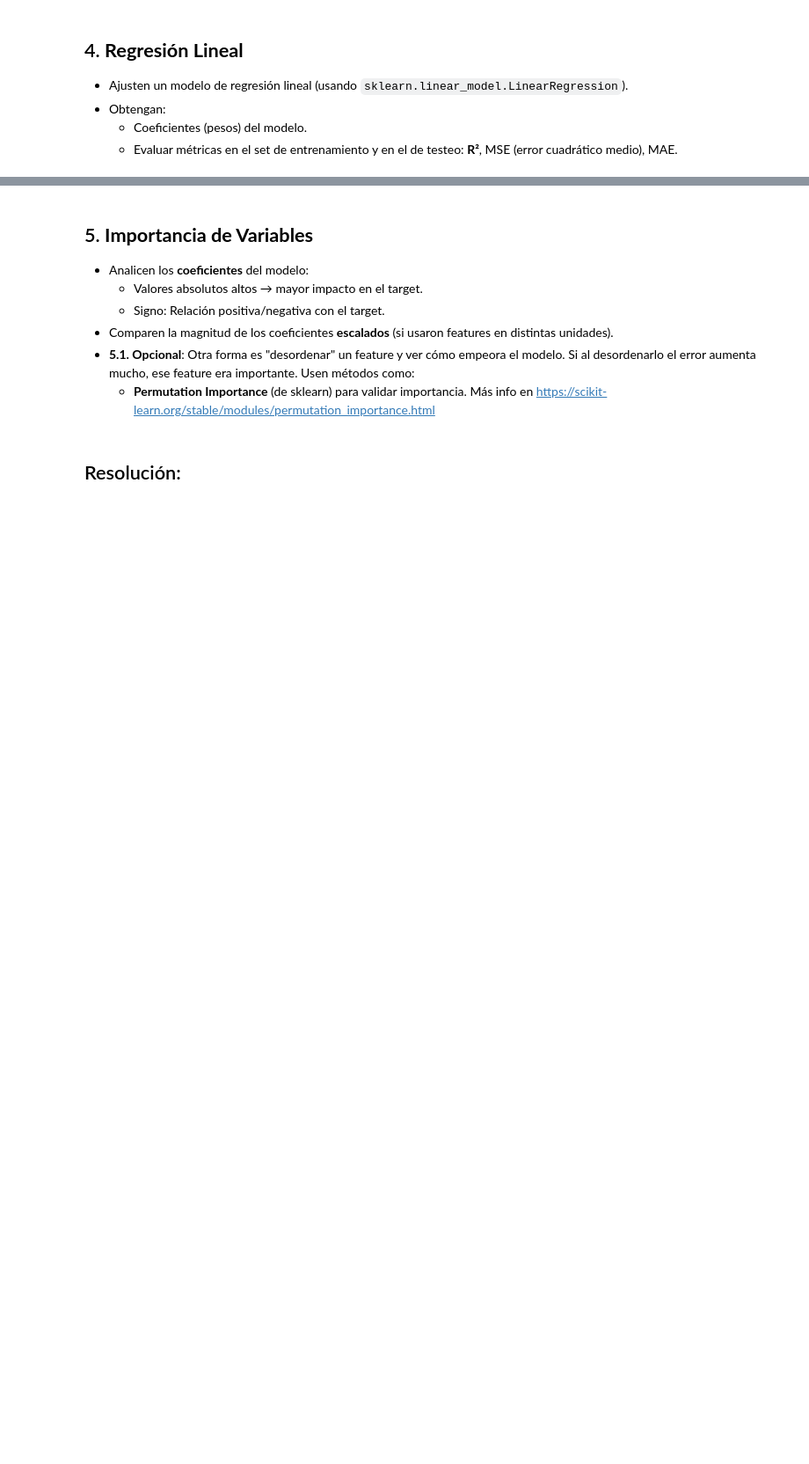
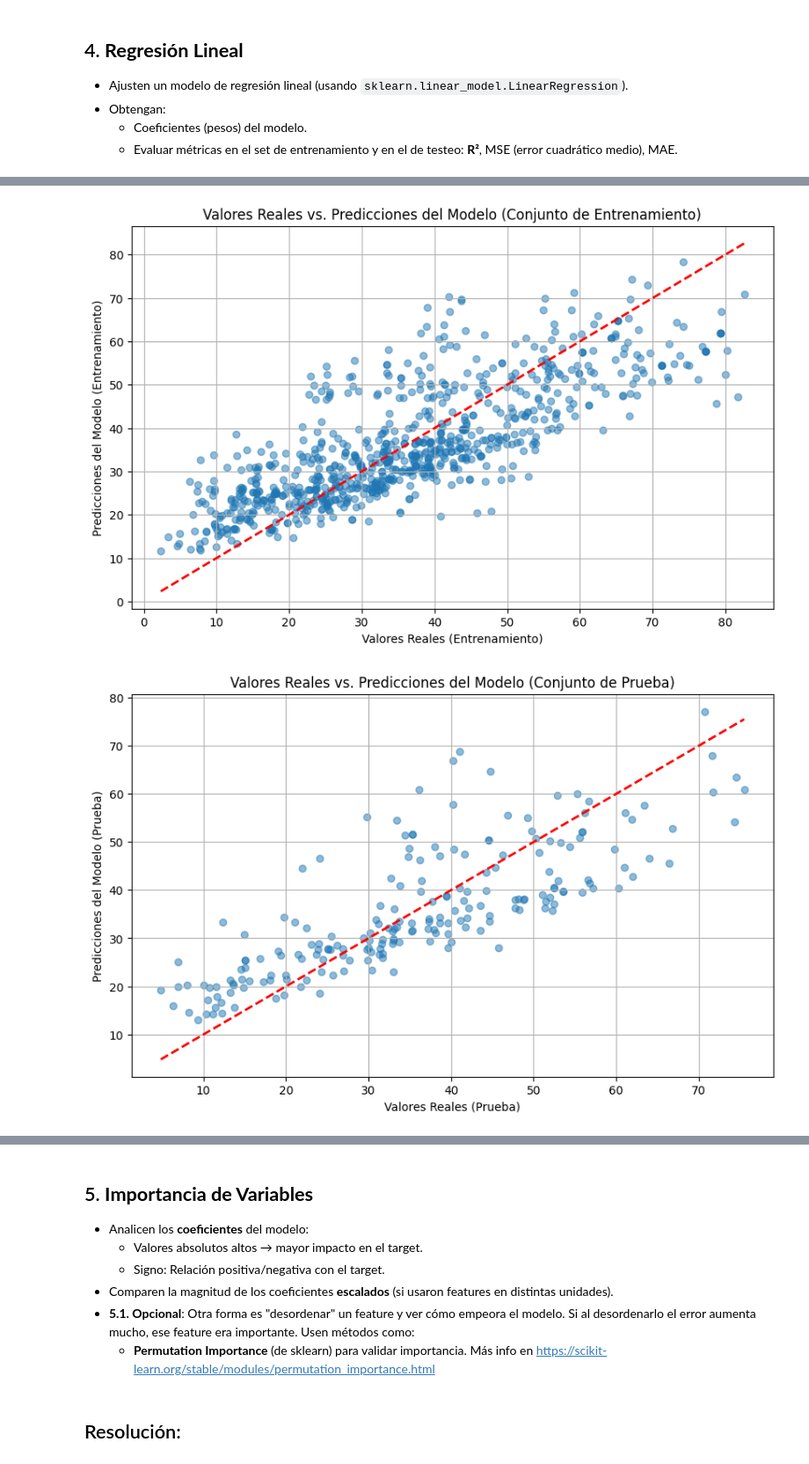
Before and after one commit to luciosjodin/AprendizajeAutomatico1, a Jupyter notebook: TP1_AA1_Sjödin_Lucio.ipynb, the cells around one changed output, grey strips where cells are left out. Shown: that part at 88% size. Drawn from its saved outputs; the diff is of its cells as text; code cells hidden in the pictures; blank space fills up the shorter version.

```diff
--- a/TP1_AA1_Sjödin_Lucio.ipynb
+++ b/TP1_AA1_Sjödin_Lucio.ipynb
@@ -61,0 +127,10 @@
+# %%
+#Aquí ya defino de entrada el target, y las features
+target = 'Concrete compressive strength(MPa, megapascals) '
+features = df.columns.drop(target)
+
+for feature in features:
+    fig = px.scatter(df, x=feature, y=target,
+                     title=f'{feature} vs {target}',
+                     trendline="ols")
+    fig.show()
@@ -77,3 +322,10 @@
    - Obtengan:
      - Coeficientes (pesos) del modelo.
      - Evaluar métricas en el set de entrenamiento y en el de testeo: **R²**, MSE (error cuadrático medio), MAE.
+# %%
+model = LinearRegression() # Inicialización del modelo
+model.fit(X_train_scaled, y_train) #Entrenamiento
+
+coefficients_df = pd.DataFrame({'Feature': features, 'Coefficient': model.coef_}) #Coeficientes
+print("Coeficientes del modelo:")
+display(coefficients_df)
@@ -79,0 +412,23 @@
+# %%
+import matplotlib.pyplot as plt
+
+plt.figure(figsize=(10, 6))
+plt.scatter(y_train, y_train_pred, alpha=0.5)
+plt.plot([y_train.min(), y_train.max()], [y_train.min(), y_train.max()], 'r--', lw=2) # Add a diagonal line for reference
+plt.xlabel("Valores Reales (Entrenamiento)")
+plt.ylabel("Predicciones del Modelo (Entrenamiento)")
+plt.title("Valores Reales vs. Predicciones del Modelo (Conjunto de Entrenamiento)")
+plt.grid(True)
+plt.show()
+
+plt.figure(figsize=(10, 6))
+plt.scatter(y_test, y_test_pred, alpha=0.5)
+plt.plot([y_test.min(), y_test.max()], [y_test.min(), y_test.max()], 'r--', lw=2) # Add a diagonal line for reference
+plt.xlabel("Valores Reales (Prueba)")
+plt.ylabel("Predicciones del Modelo (Prueba)")
+plt.title("Valores Reales vs. Predicciones del Modelo (Conjunto de Prueba)")
+plt.grid(True)
+plt.show()
+# %% [output]
+[figure, added]
+[figure, added]
```
Also changed, not shown: parts of 32 cells of this notebook.
